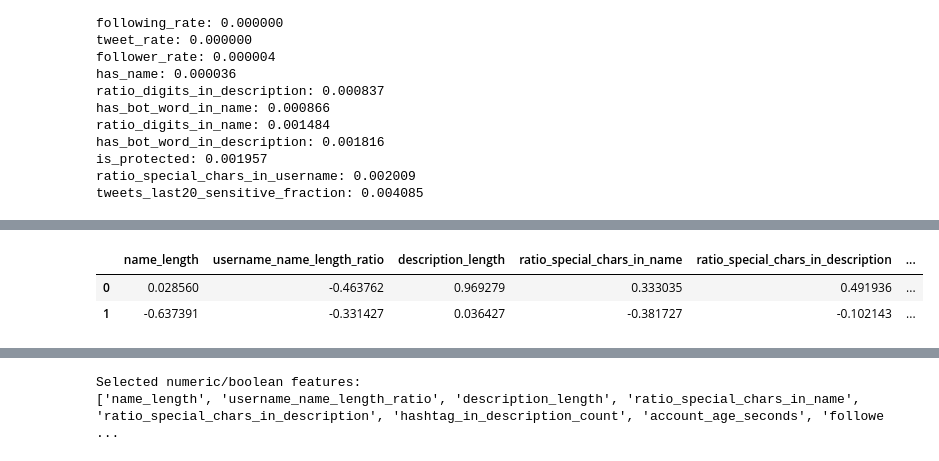
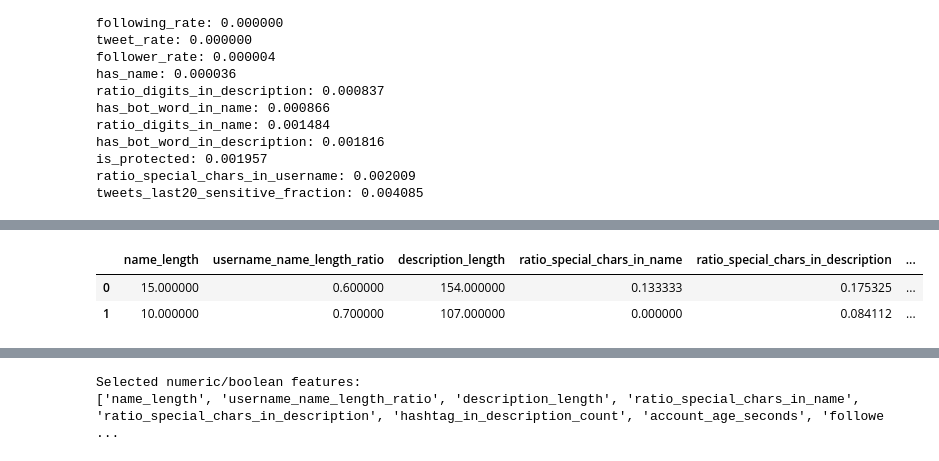
Before and after one commit to julwdo/NLP-project, a Jupyter notebook: NLP_Project_JW_Main.ipynb, the cells around one changed output, grey strips where cells are left out. Saved outputs shown, nothing was run; the diff lists cells and outputs as text; code cells hidden in the pictures.

Commit message:
Now the order is: selection from num+bool and then scaling of num

```diff
--- a/NLP_Project_JW_Main.ipynb
+++ b/NLP_Project_JW_Main.ipynb
@@ -276,3 +240,32 @@ X_test_preprocessed_df = pd.DataFrame(X_test_preprocessed, columns=all_selected_
+# %%
+num_bool_pipeline_fitted = preprocessor.named_transformers_['num_bool_pipeline']
+
+var_mask = num_bool_pipeline_fitted.named_steps['var_thresh'].get_support()
+cols_after_var = num_bool_cols[var_mask]
+
+sfm = num_bool_pipeline_fitted.named_steps['model_sel']
+model_mask = sfm.get_support()
+num_bool_cols_selected = cols_after_var[model_mask]
+
+passthrough_cols = [col for col in X_train.columns if col not in num_bool_cols]
+
+all_selected_cols = list(num_bool_cols_selected) + passthrough_cols
+
+X_train_selected_df = pd.DataFrame(X_train_selected, columns=all_selected_cols)
+X_val_selected_df = pd.DataFrame(X_val_selected, columns=all_selected_cols)
+X_test_selected_df = pd.DataFrame(X_test_selected, columns=all_selected_cols)
+
+# Restore feature types
+num_cols_selected = [col for col in num_bool_cols_selected if col in num_cols]
+bool_cols_selected = [col for col in num_bool_cols_selected if col in bool_cols]
+
+X_train_selected_df[num_cols_selected] = X_train_selected_df[num_cols_selected].astype(float)
+X_val_selected_df[num_cols_selected] = X_val_selected_df[num_cols_selected].astype(float)
+X_test_selected_df[num_cols_selected] = X_test_selected_df[num_cols_selected].astype(float)
+
+X_train_selected_df[bool_cols_selected] = X_train_selected_df[bool_cols_selected].astype(int)
+X_val_selected_df[bool_cols_selected] = X_val_selected_df[bool_cols_selected].astype(int)
+X_test_selected_df[bool_cols_selected] = X_test_selected_df[bool_cols_selected].astype(int)
 # %%
 X_train.head(2)
 # %% [output]
@@ -280,8 +273,8 @@ X_train.head(2)
 | 172472 | 15 | 9 | 0.600000 | ❤️ Jesus | Wealth Hacker® | 🇺🇸 #V... | 154 | True | ... |
 | 109997 | 10 | 7 | 0.700000 | Assistant Professor of Political ... | 107 | True | ... |
 # %%
-X_train_preprocessed_df.head(2)
+X_train_selected_df.head(2)
 # %% [output]
 |  | name_length | username_name_length_ratio | description_length | ratio_special_chars_in_name | ratio_special_chars_in_description | ... |
-| 0 | 0.028560 | -0.463762 | 0.969279 | 0.333035 | 0.491936 | ... |
-| 1 | -0.637391 | -0.331427 | 0.036427 | -0.381727 | -0.102143 | ... |
+| 0 | 15.000000 | 0.600000 | 154.000000 | 0.133333 | 0.175325 | ... |
+| 1 | 10.000000 | 0.700000 | 107.000000 | 0.000000 | 0.084112 | ... |
```
Also changed, not shown: parts of 8 cells of this notebook.
